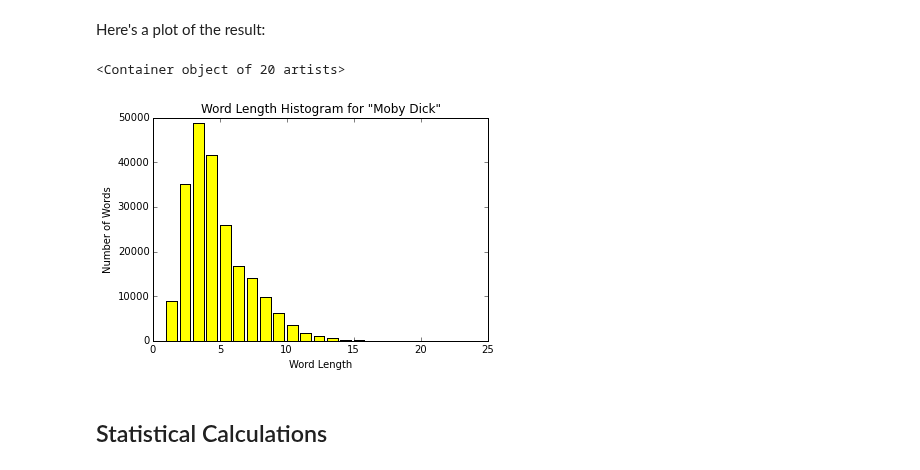
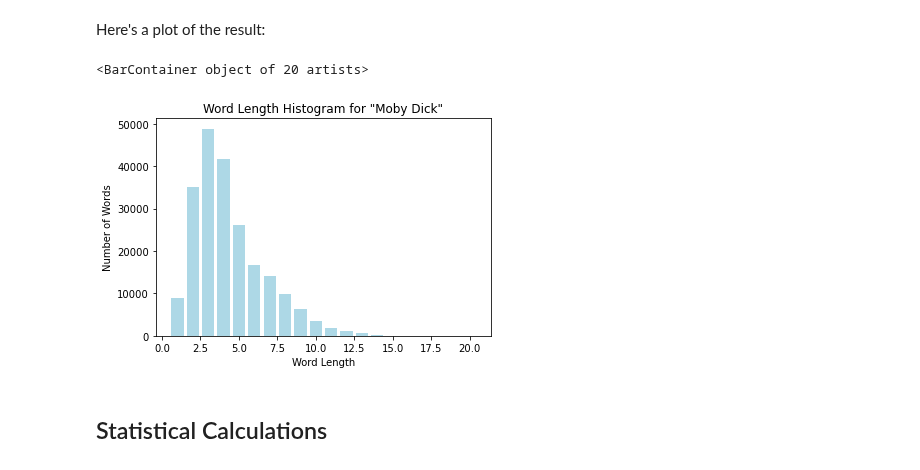
Before and after one commit to alreich/ipython-notebooks, a Jupyter notebook: Monoids_101_for_Apache_Spark.ipynb, the cells around one changed output. Saved outputs shown, nothing was run; the diff lists cells and outputs as text; code cells hidden in the pictures.

```diff
--- a/Monoids_101_for_Apache_Spark.ipynb
+++ b/Monoids_101_for_Apache_Spark.ipynb
@@ -45,3 +41,10 @@ spark.master=local[*]
+# %%
+from pyspark import SparkContext, SparkConf
+from pyspark.sql import SparkSession
+
+conf = SparkConf().setAppName('appName').setMaster('local')
+sc = SparkContext(conf=conf)
+spark = SparkSession(sc)
 # %% [markdown]
 ## Reduction and Aggregation in Spark
 # %% [markdown]
@@ -108,7 +111,8 @@ This is the classic use case for parallel aggregation in Spark (and Map-Reduce).
 import re  # Use regular expressions to do a tiny bit of "data cleaning"
 
 book_title = "Moby Dick"
-book_path = "../Data/moby_dick.txt"  # See note about Project Gutenberg above
+#book_path = "../Data/moby_dick.txt"  # See note about Project Gutenberg above
+book_path = "/Users/alfredreich/Documents/Datasets/moby_dick.txt"
 
 # Remove blank lines, non-ascii chars, (some) punctuation and then split into lowercase words:
 words = sc.textFile(book_path)\
@@ -175,16 +179,16 @@ Here's a plot of the result:
 # %%
 %matplotlib inline
 import matplotlib.pyplot as plt
 
 fig1 = plt.figure()
 ax1 = fig1.add_subplot(111)
 ax1.set_title('Word Length Histogram for "' + book_title + '"')
 ax1.set_xlabel('Word Length')
 ax1.set_ylabel('Number of Words')
-ax1.bar(bins[:-1], hist, color='Yellow')
+ax1.bar(bins[:-1], hist, color='LightBlue')
 # %% [output]
-<Container object of 20 artists>
+<BarContainer object of 20 artists>
-[figure, old version]
+[figure, new version]
 # %% [markdown]
 ## Statistical Calculations
 # %% [markdown]
```
Also changed, not shown: parts of 16 cells of this notebook.
